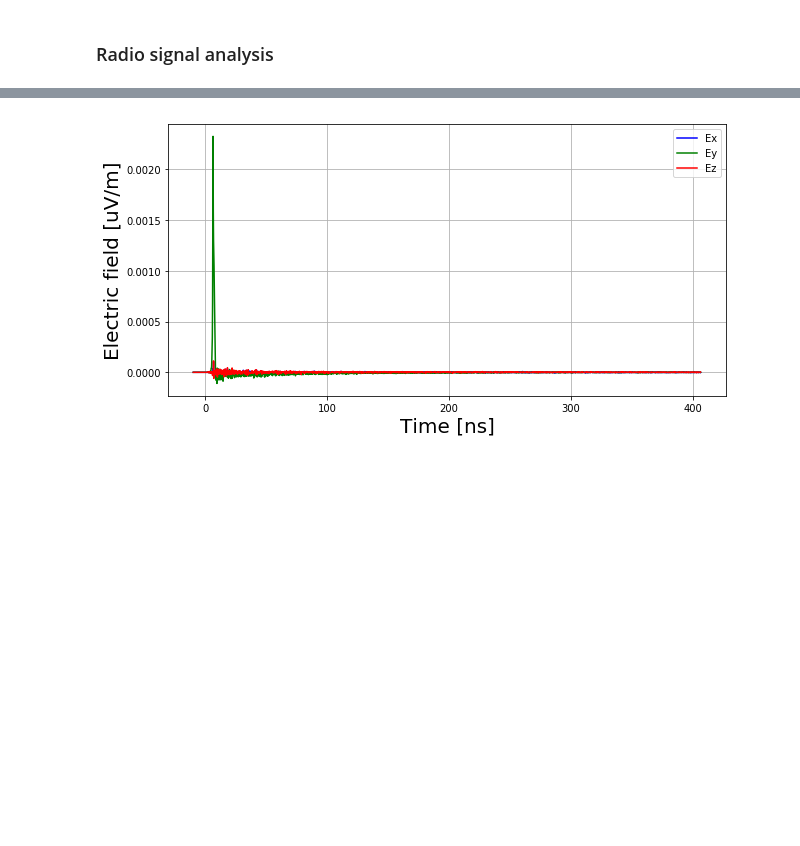
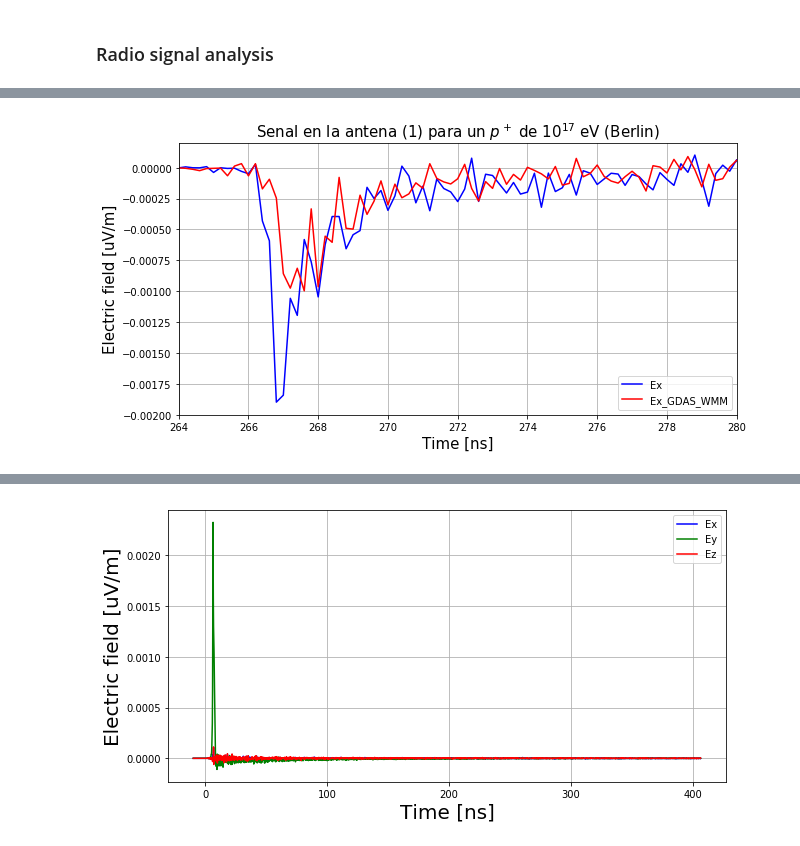
Before and after one commit to JuanManuelPacheco/RADAR, a Jupyter notebook: AERA_GUANE.ipynb, the cells around one changed output, grey strips where cells are left out. Saved outputs shown, nothing was run; the diff lists cells and outputs as text; code cells hidden in the pictures; blank space fills up the shorter version.

```diff
--- a/AERA_GUANE.ipynb
+++ b/AERA_GUANE.ipynb
@@ -100,0 +167,18 @@ plt.show()
+# %%
+fig = plt.figure(figsize=(10, 5))
+plt.plot(time, Ex*1e6, 'b')
+#plt.plot(time, Ey*1e6, 'b')
+#plt.plot(time, Ez*1e6, 'r')
+plt.plot(timegw, Exgw*1e6, 'r')
+#plt.plot(timeg, Exg*1e6, 'r')
+#plt.plot(timew, Exw*1e6, 'g')
+
+plt.xlabel("Time [ns]", fontsize = 15)
+plt.ylabel("Electric field [uV/m]", fontsize = 15)
+plt.legend(['Ex','Ex_GDAS_WMM','Ex_GDAS','Ex_WMM'], loc=4)
+plt.title("Senal en la antena (1) para un $p^+$ de $10^{17}$ eV (Berlin)", fontsize = 15)
+plt.axis([264, 280, -0.002, 0.0002])
+plt.grid()
+plt.show()
+# %% [output]
+[figure, added]
```
Also changed, not shown: parts of 9 cells of this notebook.
